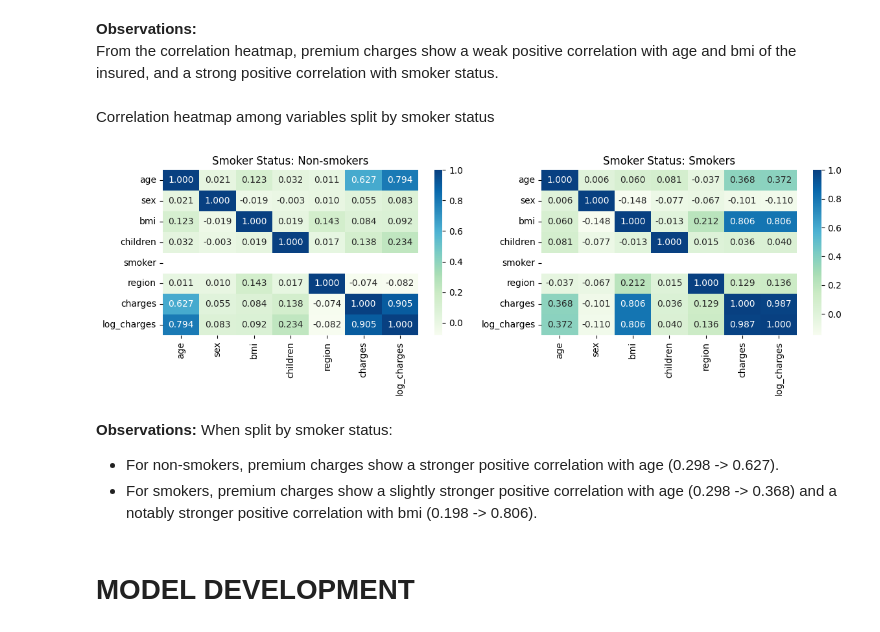
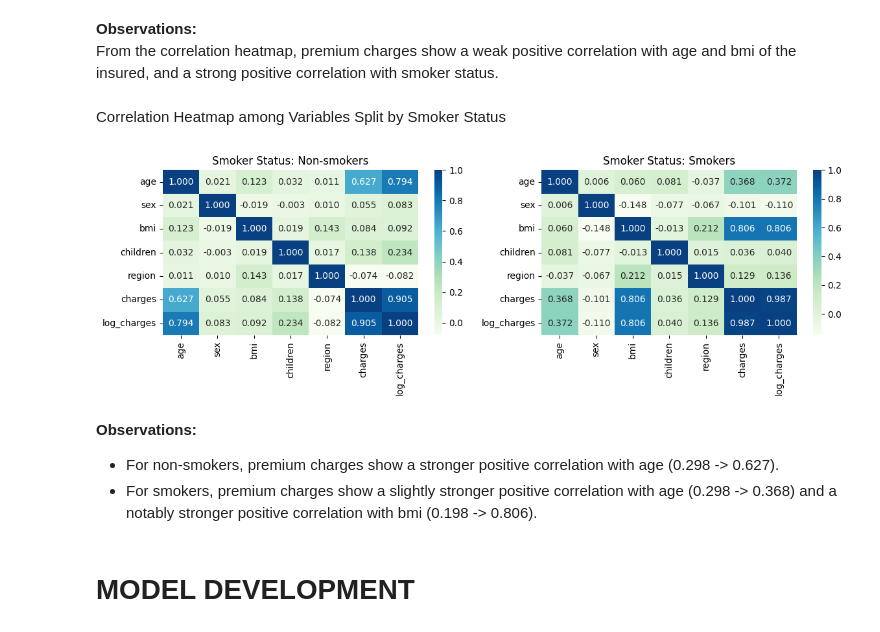
Before and after one commit to khngproj/Medical_Insurance_Data_Analysis_and_Machine_Learning_Models, a Jupyter notebook: Medical_Insurance_Data_Analysis_&_Machine_Learning_Models_Project.ipynb, the cells around one changed output. Saved outputs shown, nothing was run; the diff lists cells and outputs as text; code cells hidden in the pictures.

```diff
--- a/Medical_Insurance_Data_Analysis_&_Machine_Learning_Models_Project.ipynb
+++ b/Medical_Insurance_Data_Analysis_&_Machine_Learning_Models_Project.ipynb
@@ -691,8 +704,8 @@ sns.heatmap(df.corr(),
 # %% [markdown]
 <b> Observations: </b> <br>
 From the correlation heatmap, premium charges show a weak positive correlation with age and bmi of the insured, and a strong positive correlation with smoker status.
-# %% [markdown]
-Correlation heatmap among variables split by smoker status
+# %% [markdown]
+Correlation Heatmap among Variables Split by Smoker Status
 # %%
 # group data by smoker status
 grouped_data = df.groupby('smoker')
@@ -702,26 +715,26 @@ mapping = {1: 'Smokers', 0: 'Non-smokers'}
 # %%
 # set up the plt figure
 fig, axs = plt.subplots(figsize=(12,4), nrows=1, ncols=2)
 
 # pair each group with an axis for simultaneous iteration
 targets = zip(grouped_data.groups.keys(), axs.flatten())
 
 # for each group, compute the correlation matrix and plot it as a heatmap
 for i, (key, ax) in enumerate(targets):
-  sns.heatmap(grouped_data.get_group(key).corr().drop(columns = ['smoker']), # remove 'smoker' column in the heatmap
+  sns.heatmap(grouped_data.get_group(key).corr().drop(index = ['smoker'], columns = ['smoker']), # remove 'smoker' row and column in the heatmap
               ax = ax, # position each heatmap to its corresponding axes
               cmap = 'GnBu', # specify colormap name
               annot = True, # write data value in each cell
               fmt = '.3f', # string format when adding annotations
               cbar = True) # draw a color bar
   ax.set_title(f'Smoker Status: {mapping.get(key, key)}') # if the key is not found in the mapping, defaults to original key
 
 plt.tight_layout()
 plt.show()
 # %% [output]
-[figure, old version]
+[figure, new version]
 # %% [markdown]
-<b> Observations: </b> When split by smoker status:
+<b> Observations: </b>
 <ul>
   <li> For non-smokers, premium charges show a stronger positive correlation with age (0.298 -> 0.627). </li>
   <li> For smokers, premium charges show a slightly stronger positive correlation with age (0.298 -> 0.368) and a notably stronger positive correlation with bmi (0.198 -> 0.806). </li>
```
Also changed, not shown: parts of 95 cells of this notebook.
